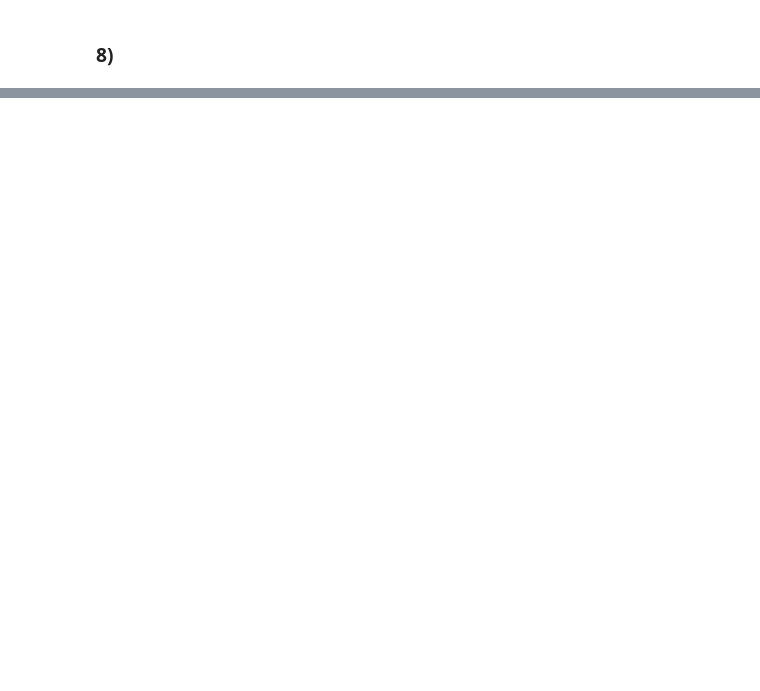
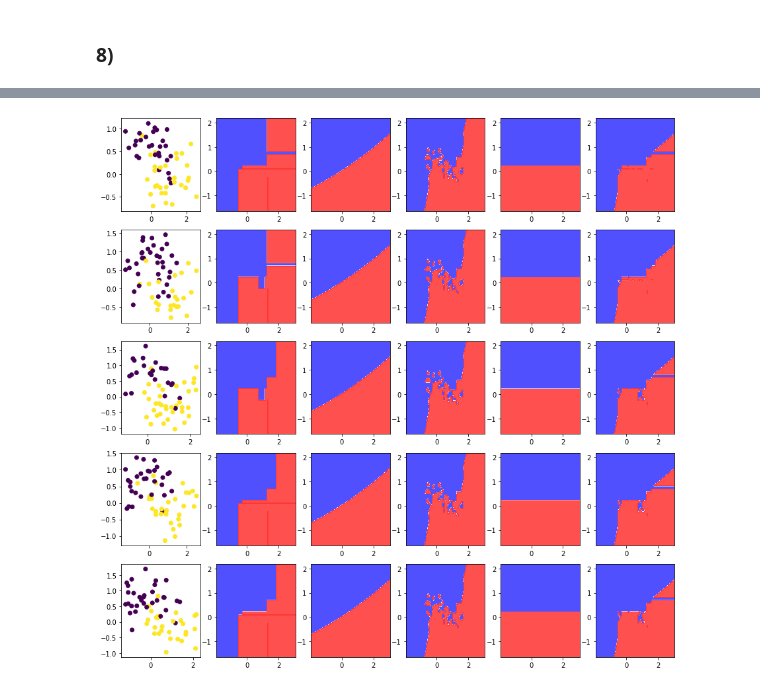
Before and after one commit to TanguyJeanneau/Centrale_stuff, a Jupyter notebook: EnsLearn/TP1/TP1_HANS_JEANNEAU.ipynb, the cells around one changed output, grey strips where cells are left out. Drawn from its saved outputs; the diff is of its cells as text; code cells hidden in the pictures; blank space fills up the shorter version.

```diff
--- a/EnsLearn/TP1/TP1_HANS_JEANNEAU.ipynb
+++ b/EnsLearn/TP1/TP1_HANS_JEANNEAU.ipynb
@@ -147,0 +152,42 @@ sns.heatmap(scores_matrix, annot=True, xticklabels=models)
+# %%
+Y_split, c_split = split_train_test(Y, c)
+results = {'DTC': {'models': [], 'scores': []},
+           'GNB': {'models': [], 'scores': []},
+           'KNC': {'models': [], 'scores': []},
+           'DTC2': {"models": [], "scores": []},
+           'Fusion': {'models': [], 'scores' : []}}
+
+for i in range(0,5):
+    Y_train, Y_test, c_train, c_test = get_split_i(Y_split, c_split, i)
+
+    Y_train_split, c_train_split = split_train_test(Y_train, c_train)
+    for j in range(0,5):
+        Y_train_small, Y_val, c_train_small, c_val = get_split_i(Y_train_split, c_train_split, j)
+
+        #DecisionTreeClassifier
+        DTC = DecisionTreeClassifier(max_depth=5)
+        DTC.fit(Y_train, c_train)
+
+        #GaussianNB
+        GNB = GaussianNB()
+        GNB.fit(Y_train, c_train)
+
+        #KNeighborsClassifier
+        KNC = KNeighborsClassifier(n_neighbors=1)
+        KNC.fit(Y_train, c_train)
+
+        #DecisionTreeClassifier
+        DTC2 = DecisionTreeClassifier(max_depth=1)
+        DTC2.fit(Y_train, c_train)
+
+        #Fusion
+        Fusion = VC([('DTC', DTC),('GNB', GNB),('KNC',KNC), ('DTC2', DTC2)])
+        Fusion.fit(Y_train, c_train)
+
+        for name, model in [('DTC', DTC), ('GNB', GNB), ('KNC',KNC), ('DTC2', DTC2), ('Fusion', Fusion)]:
+            results[name]['models'].append(model)
+            results[name]['scores'].append(model.score(Y_test, c_test))
+# %%
+plot_results(results, Y_split, c_split)
+# %% [output]
+[figure, added]
```
Also changed, not shown: parts of 13 cells of this notebook.
